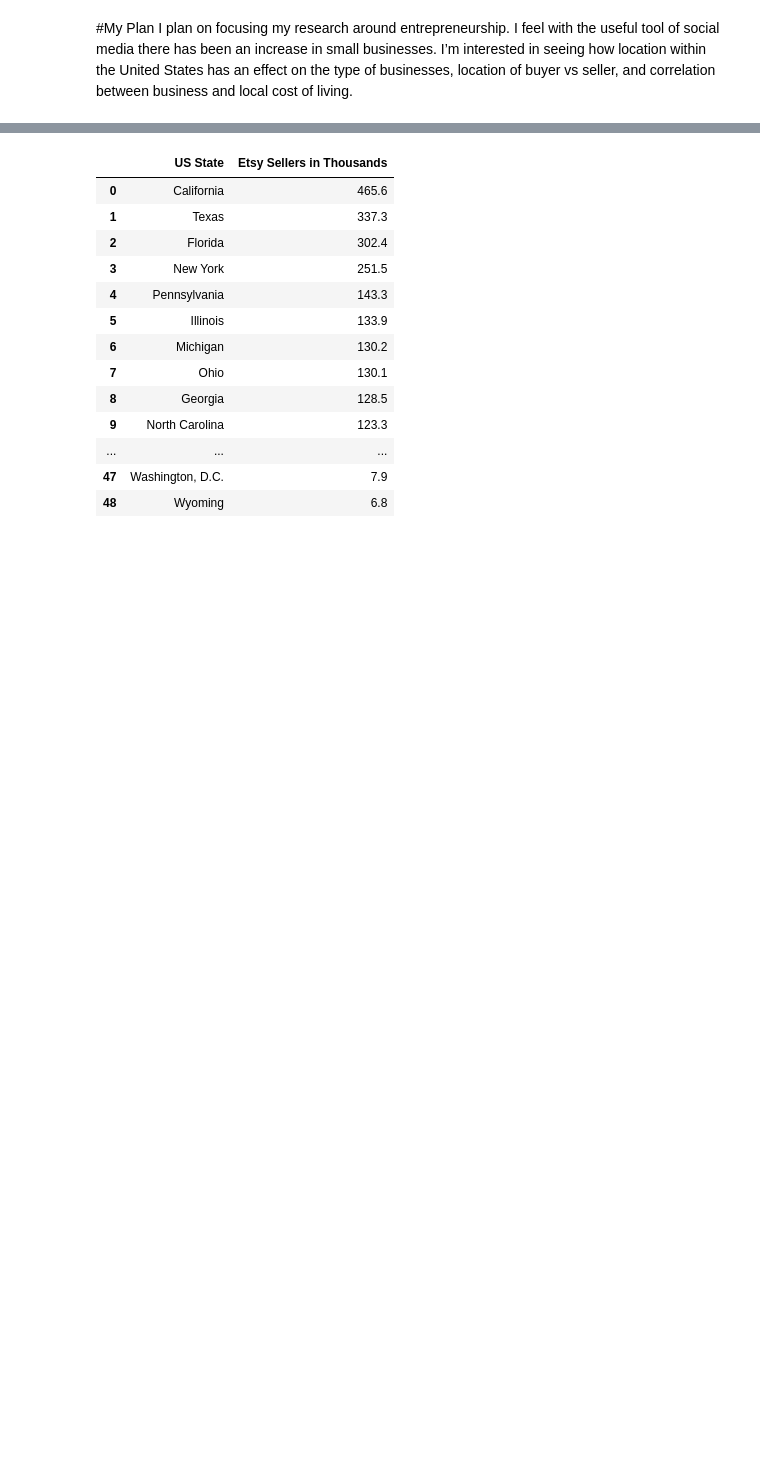
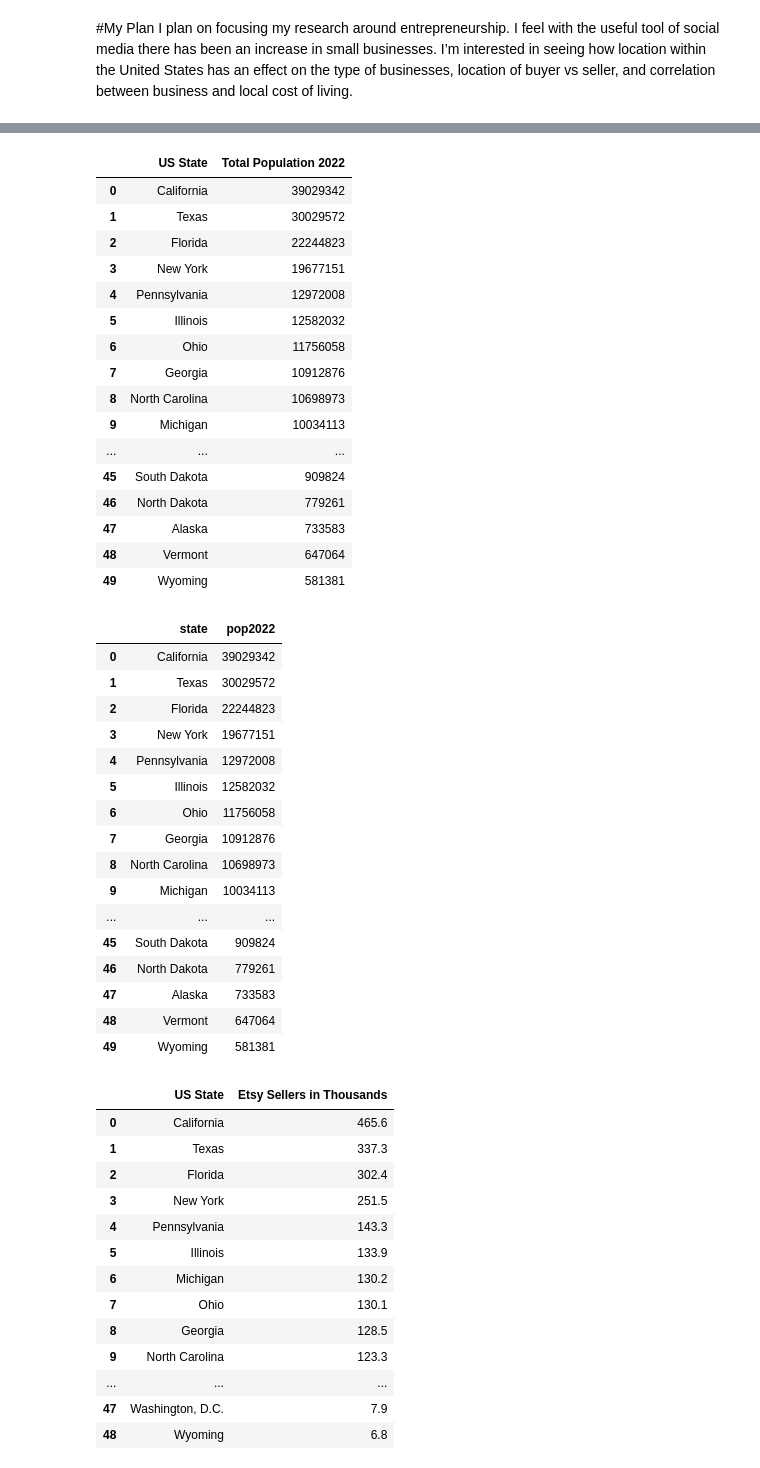
Before and after one commit to khagerthey/GIS, a Jupyter notebook: PS1.ipynb, the cells around one changed output, grey strips where cells are left out. Cells and saved outputs as stored; diff of their text form; code cells hidden in the pictures; blank space fills up the shorter version.

```diff
--- a/PS1.ipynb
+++ b/PS1.ipynb
@@ -45 +46,41 @@ Successfully installed mapclassify-2.6.0
+# %%
+state_population_raw=pd.read_csv('https://raw.githubusercontent.com/khagerthey/GIS/main/state-population-table.csv')
+state_population = state_population_raw[['state', 'pop2022']]
+state_population.rename(columns={'pop2022': 'Total Population 2022', 'state': ' US State'})
+state_population
+# %% [output]
+|  | US State | Total Population 2022 |
+| 0 | California | 39029342 |
+| 1 | Texas | 30029572 |
+| 2 | Florida | 22244823 |
+| 3 | New York | 19677151 |
+| 4 | Pennsylvania | 12972008 |
+| 5 | Illinois | 12582032 |
+| 6 | Ohio | 11756058 |
+| 7 | Georgia | 10912876 |
+| 8 | North Carolina | 10698973 |
+| 9 | Michigan | 10034113 |
+| ... | ... | ... |
+| 45 | South Dakota | 909824 |
+| 46 | North Dakota | 779261 |
+| 47 | Alaska | 733583 |
+| 48 | Vermont | 647064 |
+| 49 | Wyoming | 581381 |
+|  | state | pop2022 |
+| 0 | California | 39029342 |
+| 1 | Texas | 30029572 |
+| 2 | Florida | 22244823 |
+| 3 | New York | 19677151 |
+| 4 | Pennsylvania | 12972008 |
+| 5 | Illinois | 12582032 |
+| 6 | Ohio | 11756058 |
+| 7 | Georgia | 10912876 |
+| 8 | North Carolina | 10698973 |
+| 9 | Michigan | 10034113 |
+| ... | ... | ... |
+| 45 | South Dakota | 909824 |
+| 46 | North Dakota | 779261 |
+| 47 | Alaska | 733583 |
+| 48 | Vermont | 647064 |
+| 49 | Wyoming | 581381 |
 # %%
```
Also changed, not shown: parts of 3 cells of this notebook.
